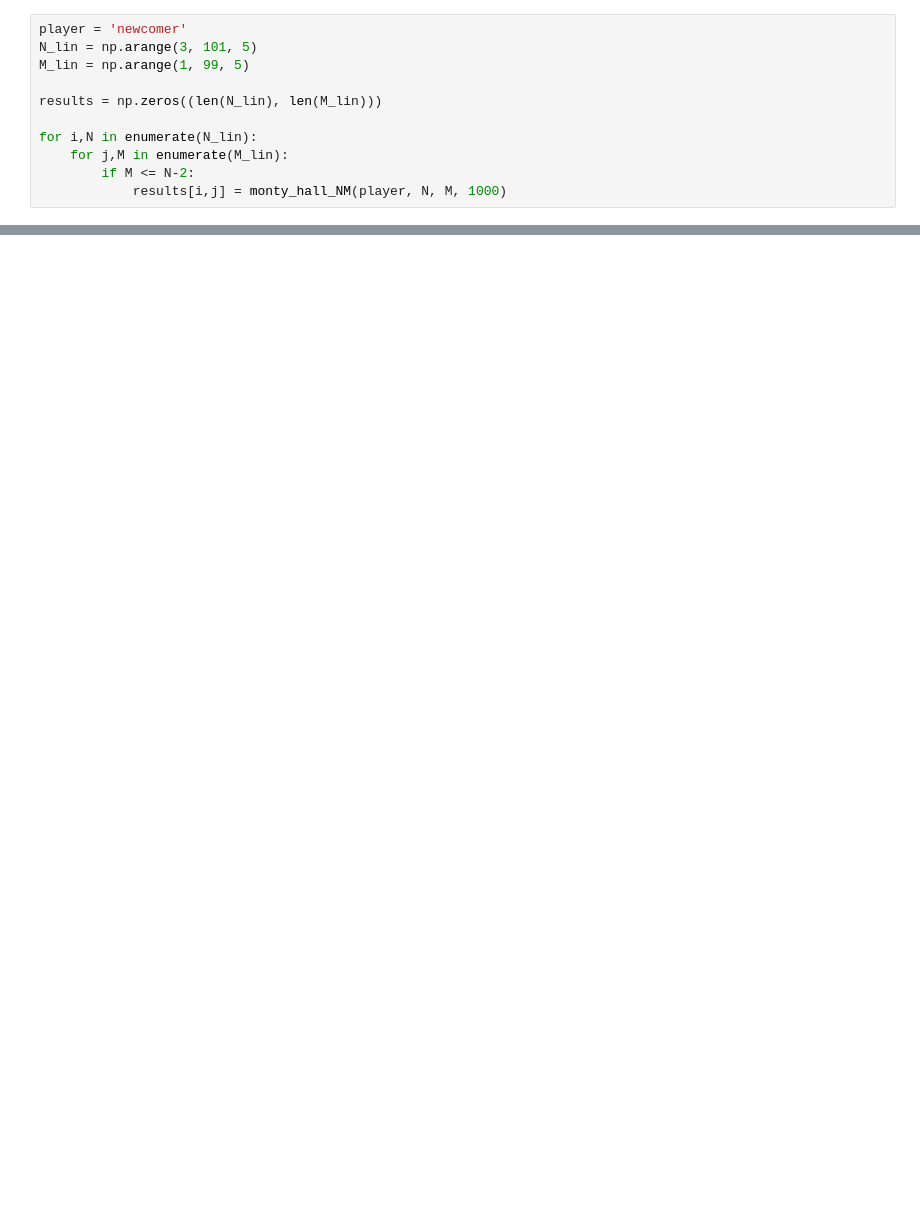
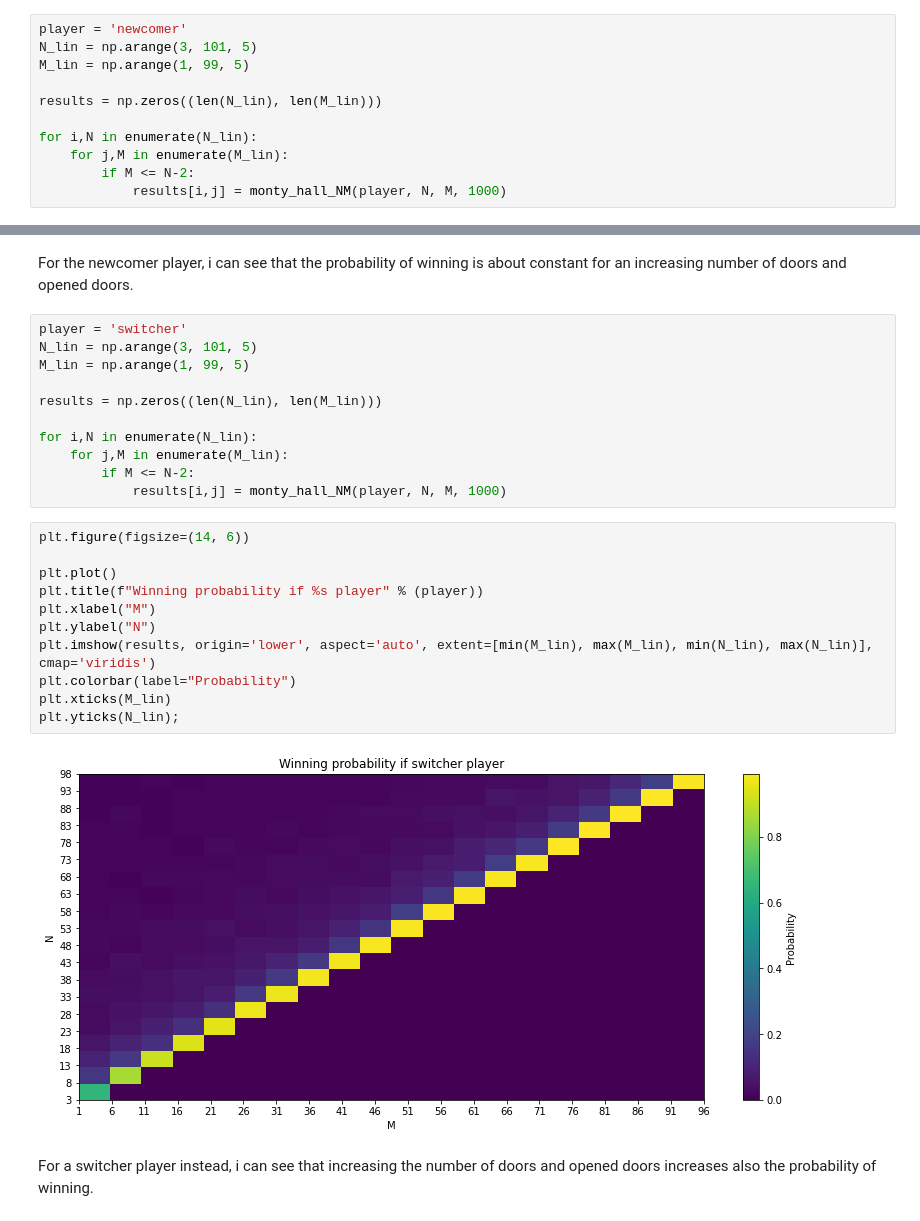
Before and after one commit to LorenzoVigan56/astrostatistics_bicocca_2024, a Jupyter notebook: working/L02_MontyHallProblem.ipynb, the cells around one changed output, grey strips where cells are left out. Drawn from its saved outputs; the diff is of its cells as text; blank space fills up the shorter version.

```diff
--- a/working/L02_MontyHallProblem.ipynb
+++ b/working/L02_MontyHallProblem.ipynb
@@ -133,3 +135,31 @@ plt.xticks(M_lin)
 plt.yticks(N_lin);
 # %% [output]
 [figure]
+# %% [markdown]
+For the newcomer player, i can see that the probability of winning is about constant for an increasing number of doors and opened doors.
+# %%
+player = 'switcher'
+N_lin = np.arange(3, 101, 5)
+M_lin = np.arange(1, 99, 5)
+
+results = np.zeros((len(N_lin), len(M_lin)))
+
+for i,N in enumerate(N_lin):
+    for j,M in enumerate(M_lin):
+        if M <= N-2:
+            results[i,j] = monty_hall_NM(player, N, M, 1000)
+# %%
+plt.figure(figsize=(14, 6))
+
+plt.plot()
+plt.title(f"Winning probability if %s player" % (player))
+plt.xlabel("M")
+plt.ylabel("N")
+plt.imshow(results, origin='lower', aspect='auto', extent=[min(M_lin), max(M_lin), min(N_lin), max(N_lin)], cmap='viridis')
+plt.colorbar(label="Probability")
+plt.xticks(M_lin)
+plt.yticks(N_lin);
+# %% [output]
+[figure, added]
+# %% [markdown]
+For a switcher player instead, i can see that increasing the number of doors and opened doors increases also the probability of winning.
```
Also changed, not shown: parts of 8 cells of this notebook.
